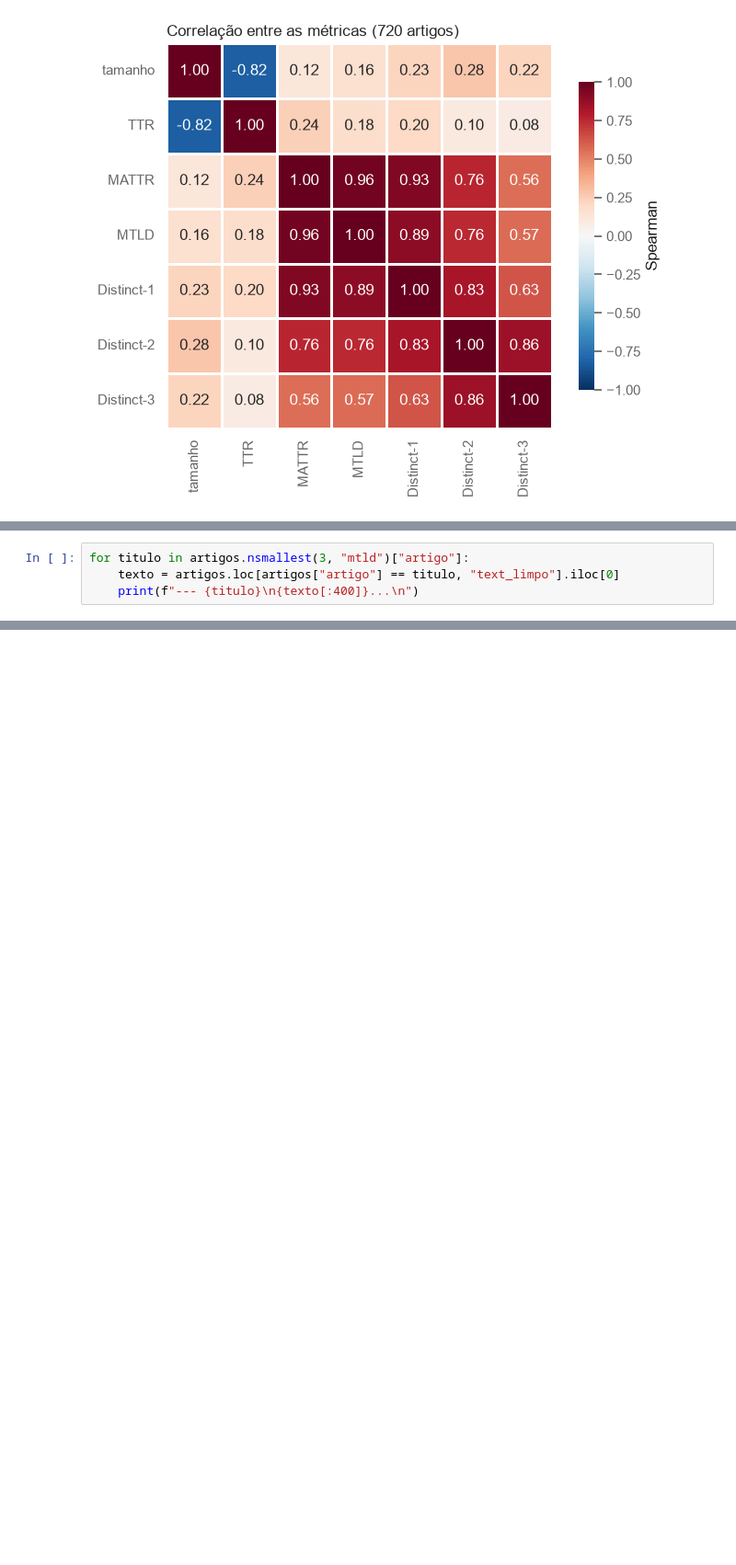
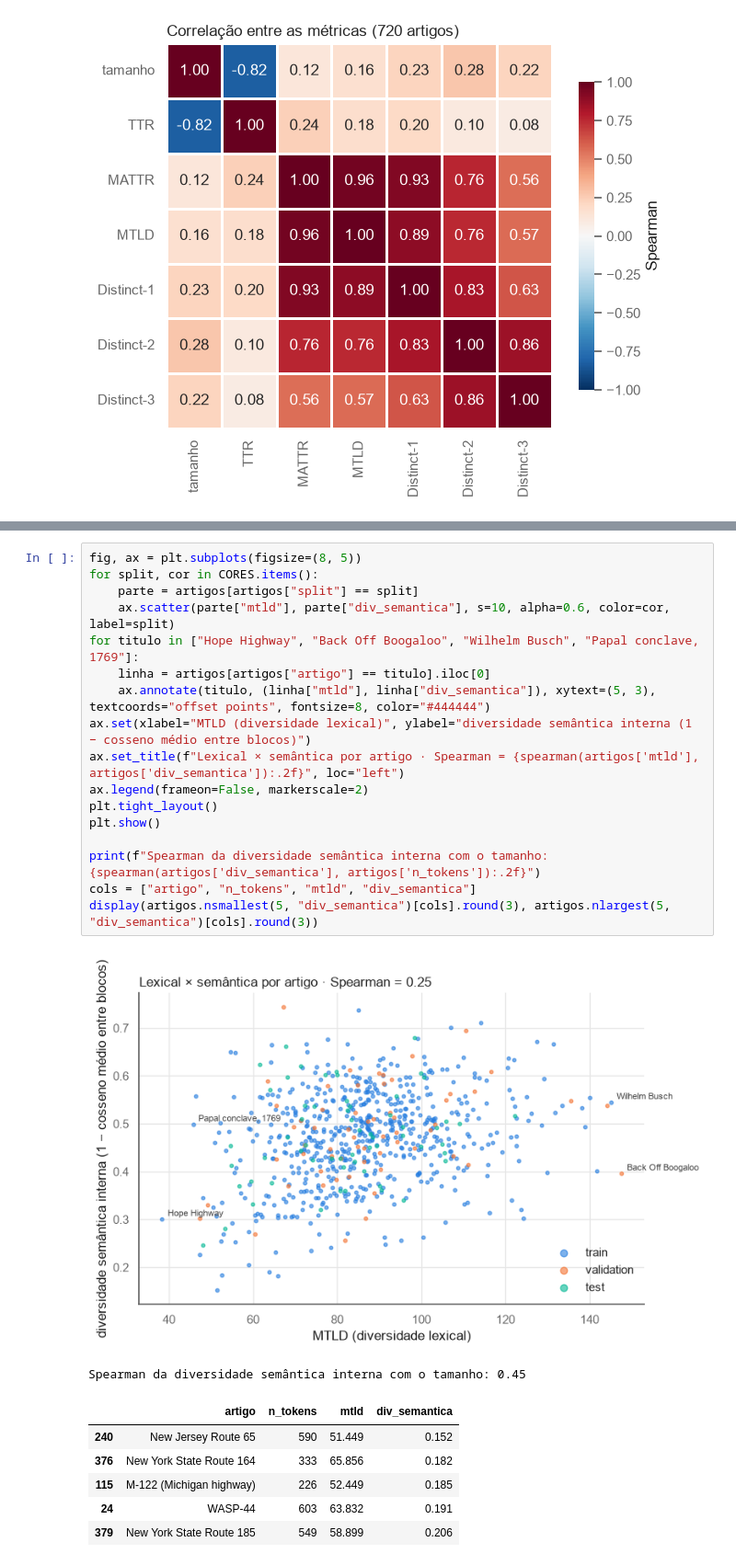
Before and after one commit to JairoGonzaga/IC-atividades, a Jupyter notebook: Atividade WikiText-2/etapa2_metricas.ipynb, the cells around one changed output, grey strips where cells are left out. Shown at 92% size. Cells and saved outputs as stored; diff of their text form; blank space fills up the shorter version.

```diff
--- a/Atividade WikiText-2/etapa2_metricas.ipynb
+++ b/Atividade WikiText-2/etapa2_metricas.ipynb
@@ -337,4 +308,0 @@ display(artigos.nsmallest(5, "mtld")[cols].round(3),
-# %%
-for titulo in artigos.nsmallest(3, "mtld")["artigo"]:
-    texto = artigos.loc[artigos["artigo"] == titulo, "text_limpo"].iloc[0]
-    print(f"--- {titulo}\n{texto[:400]}...\n")
@@ -372,0 +448,26 @@ The Grammy Award for Best Concept Music Video was an award that was presented to
+# %%
+fig, ax = plt.subplots(figsize=(8, 5))
+for split, cor in CORES.items():
+    parte = artigos[artigos["split"] == split]
+    ax.scatter(parte["mtld"], parte["div_semantica"], s=10, alpha=0.6, color=cor, label=split)
+for titulo in ["Hope Highway", "Back Off Boogaloo", "Wilhelm Busch", "Papal conclave, 1769"]:
+    linha = artigos[artigos["artigo"] == titulo].iloc[0]
+    ax.annotate(titulo, (linha["mtld"], linha["div_semantica"]), xytext=(5, 3), textcoords="offset points", fontsize=8, color="#444444")
+ax.set(xlabel="MTLD (diversidade lexical)", ylabel="diversidade semântica interna (1 − cosseno médio entre blocos)")
+ax.set_title(f"Lexical × semântica por artigo · Spearman = {spearman(artigos['mtld'], artigos['div_semantica']):.2f}", loc="left")
+ax.legend(frameon=False, markerscale=2)
+plt.tight_layout()
+plt.show()
+
+print(f"Spearman da diversidade semântica interna com o tamanho: {spearman(artigos['div_semantica'], artigos['n_tokens']):.2f}")
+cols = ["artigo", "n_tokens", "mtld", "div_semantica"]
+display(artigos.nsmallest(5, "div_semantica")[cols].round(3), artigos.nlargest(5, "div_semantica")[cols].round(3))
+# %% [output]
+[figure, added]
+Spearman da diversidade semântica interna com o tamanho: 0.45
+|  | artigo | n_tokens | mtld | div_semantica |
+| 240 | New Jersey Route 65 | 590 | 51.449 | 0.152 |
+| 376 | New York State Route 164 | 333 | 65.856 | 0.182 |
+| 115 | M-122 (Michigan highway) | 226 | 52.449 | 0.185 |
+| 24 | WASP-44 | 603 | 63.832 | 0.191 |
+| 379 | New York State Route 185 | 549 | 58.899 | 0.206 |
```
Also changed, not shown: parts of 83 cells of this notebook, 7 other files.
